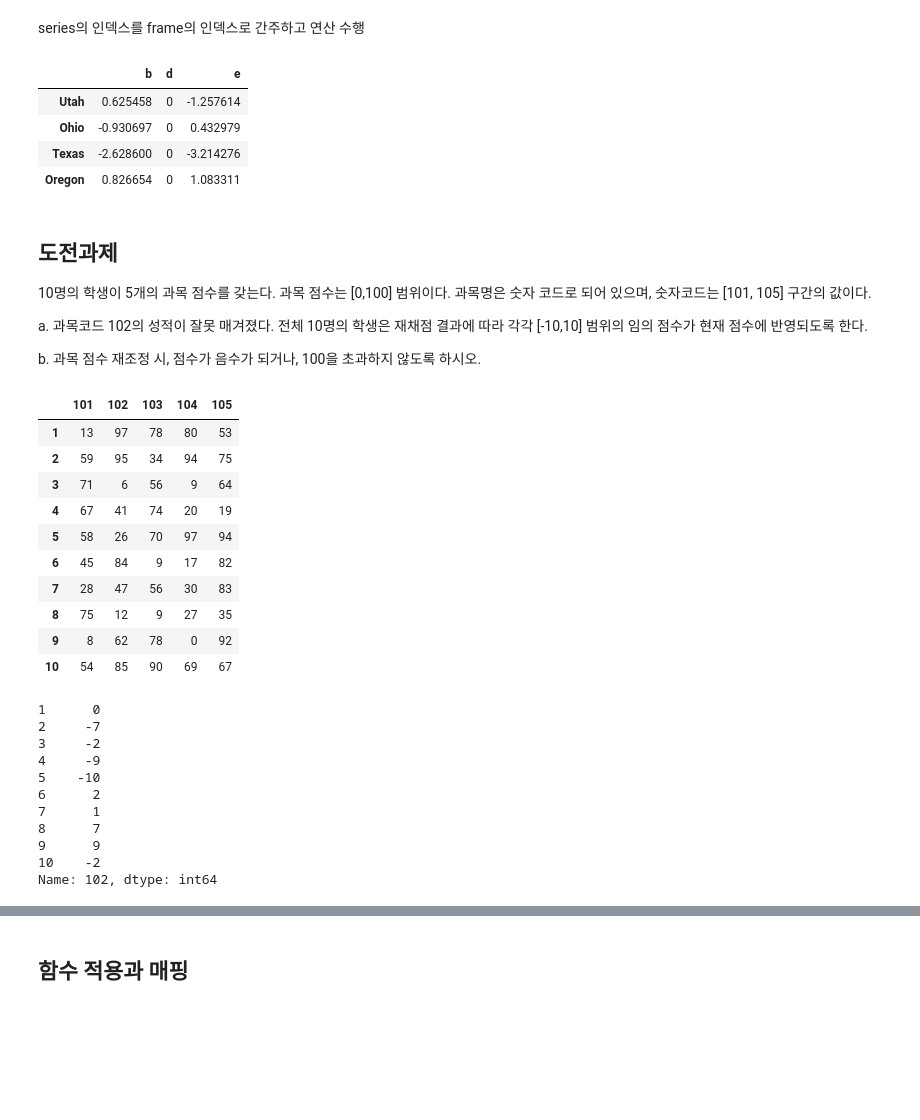
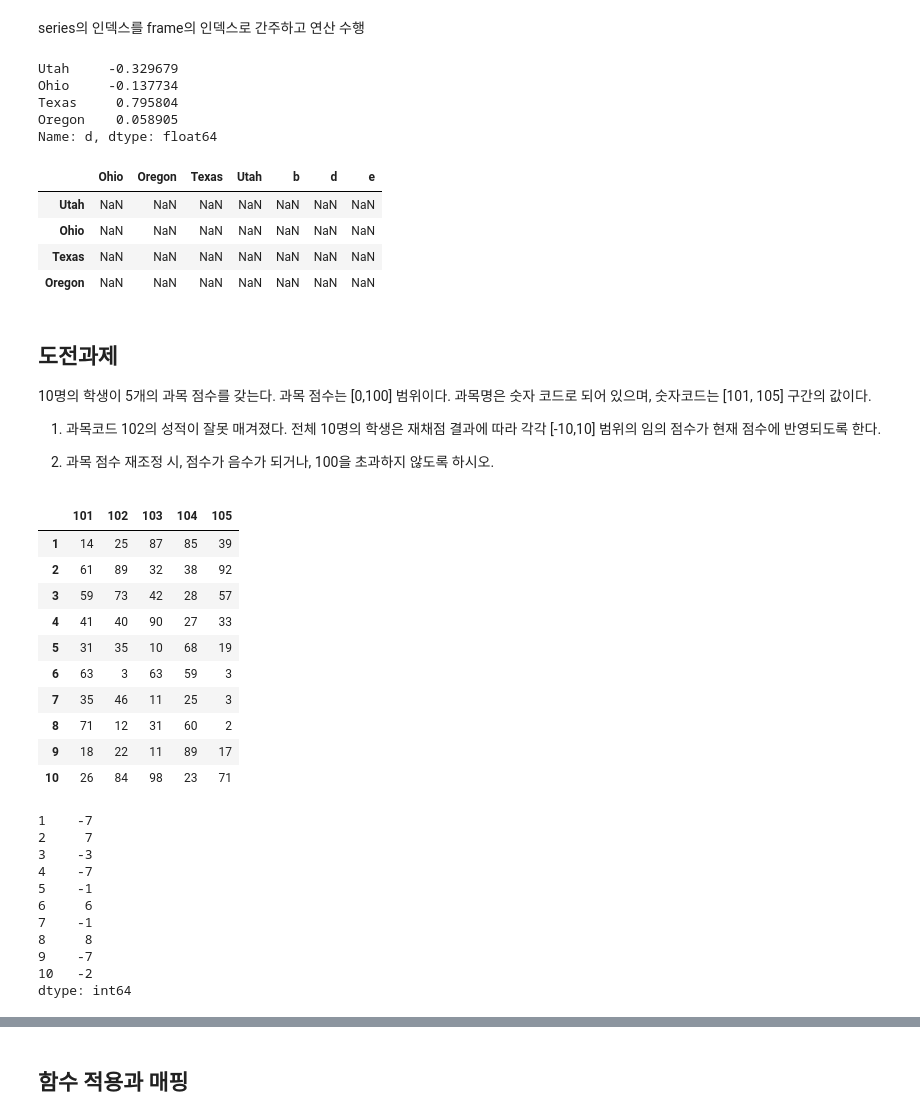
Before and after one commit to lseongjoo/bigpy, a Jupyter notebook: pandas.ipynb, the cells around one changed output, grey strips where cells are left out. Cells and saved outputs as stored; diff of their text form; code cells hidden in the pictures; blank space fills up the shorter version.

```diff
--- a/pandas.ipynb
+++ b/pandas.ipynb
@@ -1341,54 +1394,63 @@ frame - series3
 | Oregon | NaN | NaN | NaN | NaN | NaN | NaN | NaN |
 # %% [markdown]
 series의 인덱스를 frame의 인덱스로 간주하고 연산 수행
+# %%
+series3 = frame['d']
+series3
+# %% [output]
+Utah     -0.329679
+Ohio     -0.137734
+Texas     0.795804
+Oregon    0.058905
+Name: d, dtype: float64
 # %%
-frame.sub(series3, axis=0)
+frame.sub(series3, axis=1)
 # %% [output]
-|  | b | d | e |
-| Utah | 0.625458 | 0 | -1.257614 |
-| Ohio | -0.930697 | 0 | 0.432979 |
-| Texas | -2.628600 | 0 | -3.214276 |
-| Oregon | 0.826654 | 0 | 1.083311 |
+|  | Ohio | Oregon | Texas | Utah | b | d | e |
+| Utah | NaN | NaN | NaN | NaN | NaN | NaN | NaN |
+| Ohio | NaN | NaN | NaN | NaN | NaN | NaN | NaN |
+| Texas | NaN | NaN | NaN | NaN | NaN | NaN | NaN |
+| Oregon | NaN | NaN | NaN | NaN | NaN | NaN | NaN |
 # %% [markdown]
 ## 도전과제
 
 10명의 학생이 5개의 과목 점수를 갖는다. 과목 점수는 [0,100] 범위이다. 과목명은 숫자 코드로 되어 있으며, 숫자코드는 [101, 105] 구간의 값이다.
 
-a. 과목코드 102의 성적이 잘못 매겨졌다. 전체 10명의 학생은 재채점 결과에 따라 각각 [-10,10] 범위의 임의 점수가 현재 점수에 반영되도록 한다.
+1. 과목코드 102의 성적이 잘못 매겨졌다. 전체 10명의 학생은 재채점 결과에 따라 각각 [-10,10] 범위의 임의 점수가 현재 점수에 반영되도록 한다.
 
-b. 과목 점수 재조정 시, 점수가 음수가 되거나, 100을 초과하지 않도록 하시오.
+2. 과목 점수 재조정 시, 점수가 음수가 되거나, 100을 초과하지 않도록 하시오.
 # %%
-scores = np.random.randint(0,100, size=(10,5)) # 10x5
+scores = np.random.randint(0,101, size=(10,5)) # 10x5
 frame_scores = DataFrame(scores,
                          index=range(1,11),
                          columns=range(101, 106))
 frame_scores
 # %% [output]
 |  | 101 | 102 | 103 | 104 | 105 |
-| 1 | 13 | 97 | 78 | 80 | 53 |
-| 2 | 59 | 95 | 34 | 94 | 75 |
-| 3 | 71 | 6 | 56 | 9 | 64 |
-| 4 | 67 | 41 | 74 | 20 | 19 |
-| 5 | 58 | 26 | 70 | 97 | 94 |
-| 6 | 45 | 84 | 9 | 17 | 82 |
-| 7 | 28 | 47 | 56 | 30 | 83 |
-| 8 | 75 | 12 | 9 | 27 | 35 |
-| 9 | 8 | 62 | 78 | 0 | 92 |
-| 10 | 54 | 85 | 90 | 69 | 67 |
+| 1 | 14 | 25 | 87 | 85 | 39 |
+| 2 | 61 | 89 | 32 | 38 | 92 |
+| 3 | 59 | 73 | 42 | 28 | 57 |
+| 4 | 41 | 40 | 90 | 27 | 33 |
+| 5 | 31 | 35 | 10 | 68 | 19 |
+| 6 | 63 | 3 | 63 | 59 | 3 |
+| 7 | 35 | 46 | 11 | 25 | 3 |
+| 8 | 71 | 12 | 31 | 60 | 2 |
+| 9 | 18 | 22 | 11 | 89 | 17 |
+| 10 | 26 | 84 | 98 | 23 | 71 |
 # %%
 # a
 deltas = np.random.randint(-10, 10, size=10)
 score_delta = Series(deltas, index=frame_scores.index)
 score_delta
 # %% [output]
-1      0
-2     -7
-3     -2
-4     -9
-5    -10
-6      2
-7      1
-8      7
-9      9
-10    -2
-Name: 102, dtype: int64
+1    -7
+2     7
+3    -3
+4    -7
+5    -1
+6     6
+7    -1
+8     8
+9    -7
+10   -2
+dtype: int64
```
Also changed, not shown: parts of 66 cells of this notebook.
